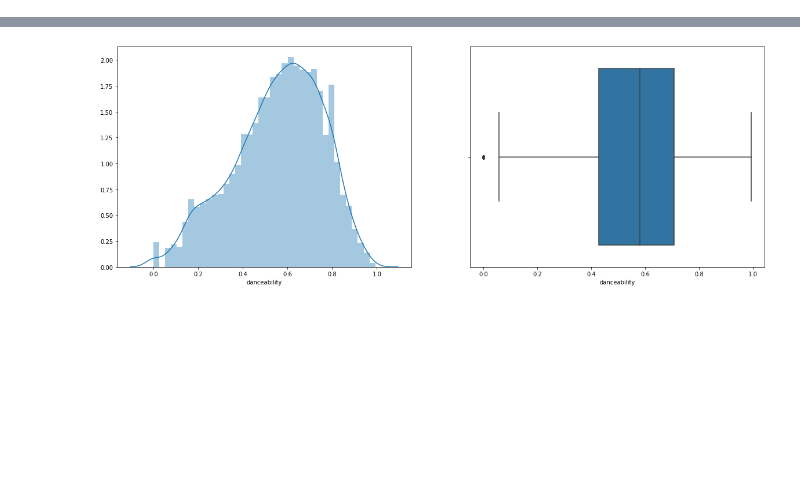
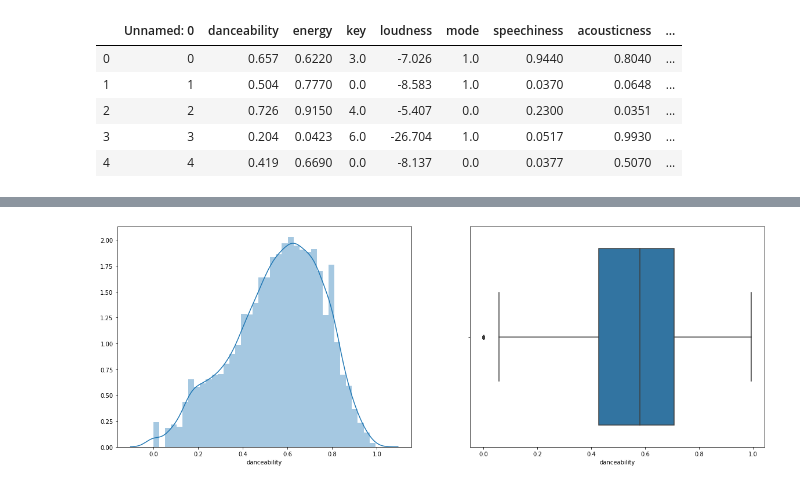
Before and after one commit to sam-zlota/DS3000-Final-Project, a Jupyter notebook: Data Exploration.ipynb, the cells around one changed output, grey strips where cells are left out. Saved outputs shown, nothing was run; the diff lists cells and outputs as text; code cells hidden in the pictures; blank space fills up the shorter version.

```diff
--- a/Data Exploration.ipynb
+++ b/Data Exploration.ipynb
@@ -1,5 +1,16 @@
 # %%
 import pandas as pd
+# %%
+df_features = pd.read_csv("data/features.csv")
+# %%
+df_features.head()
+# %% [output]
+|  | Unnamed: 0 | danceability | energy | key | loudness | mode | speechiness | acousticness | ... |
+| 0 | 0 | 0.657 | 0.6220 | 3.0 | -7.026 | 1.0 | 0.9440 | 0.8040 | ... |
+| 1 | 1 | 0.504 | 0.7770 | 0.0 | -8.583 | 1.0 | 0.0370 | 0.0648 | ... |
+| 2 | 2 | 0.726 | 0.9150 | 4.0 | -5.407 | 0.0 | 0.2300 | 0.0351 | ... |
+| 3 | 3 | 0.204 | 0.0423 | 6.0 | -26.704 | 1.0 | 0.0517 | 0.9930 | ... |
+| 4 | 4 | 0.419 | 0.6690 | 0.0 | -8.137 | 0.0 | 0.0377 | 0.5070 | ... |
 # %%
 df = pd.read_csv("clean_data.csv")
 # %%
```
Also changed, not shown: 2 other files.
